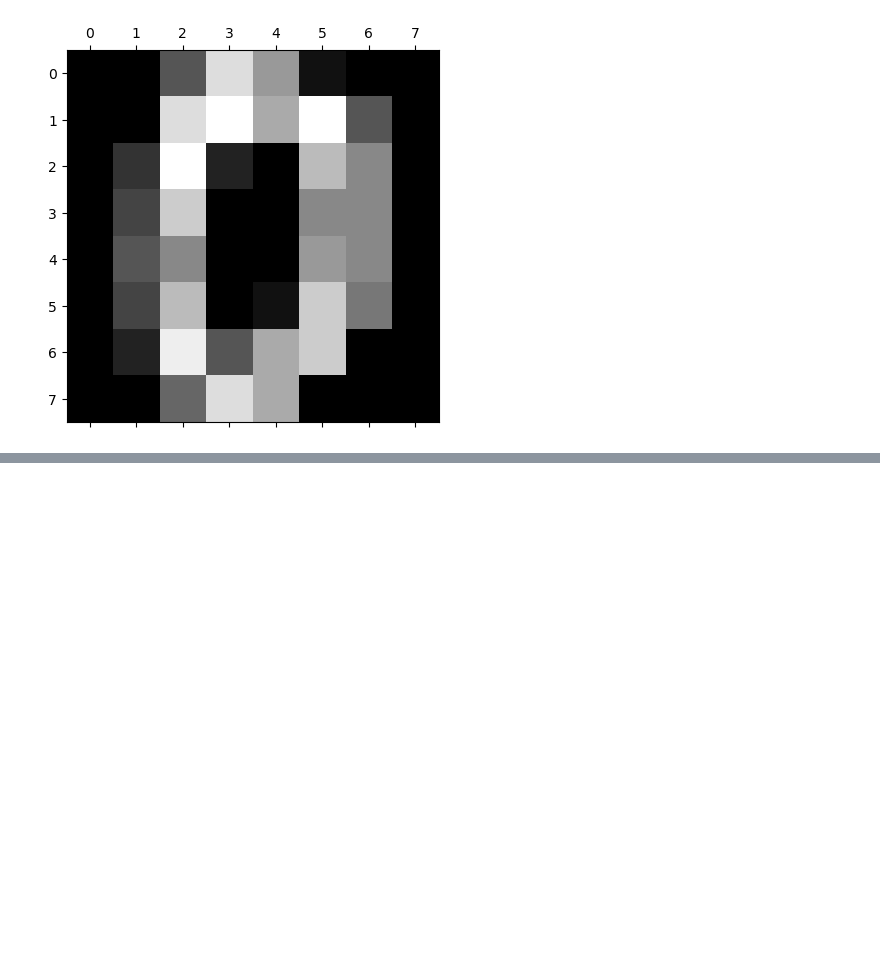
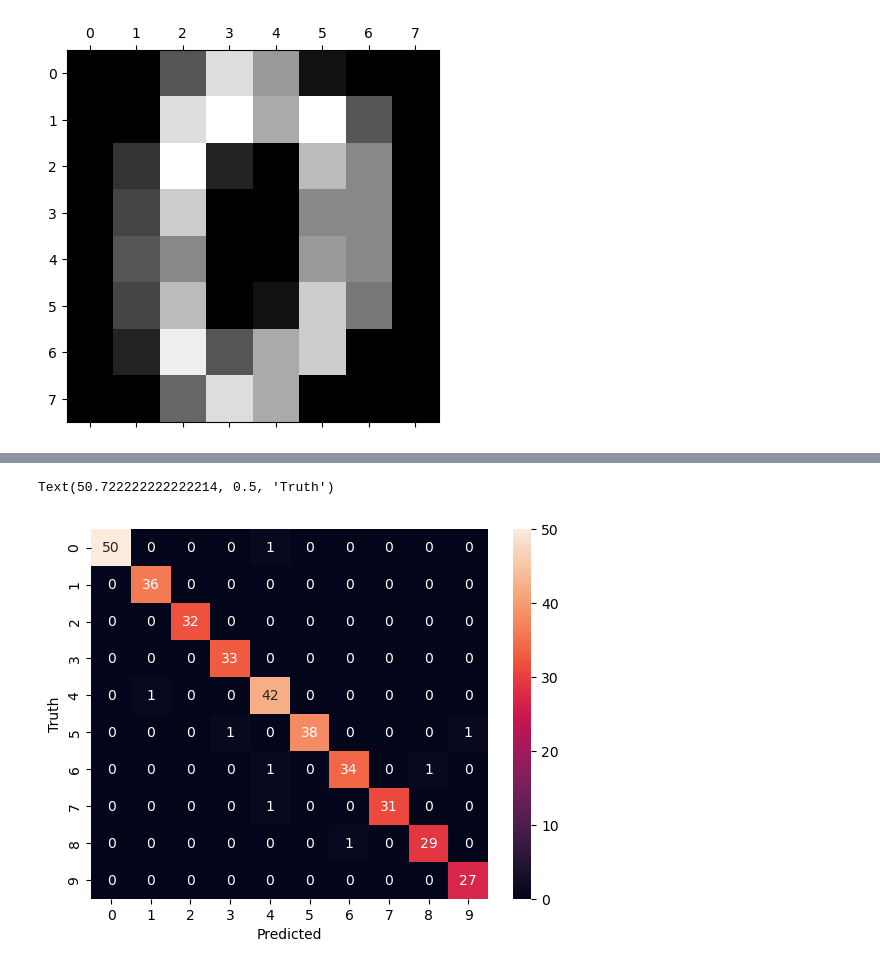
Before and after one commit to Di0g0PC/Machine-Learning-Algorithms--Tutorials, a Jupyter notebook: EX_LOGISTIC_REGRESSION/LR_multiclass_classification.ipynb, the cells around one changed output, grey strips where cells are left out. Drawn from its saved outputs; the diff is of its cells as text; code cells hidden in the pictures; blank space fills up the shorter version.

```diff
--- a/EX_LOGISTIC_REGRESSION/LR_multiclass_classification.ipynb
+++ b/EX_LOGISTIC_REGRESSION/LR_multiclass_classification.ipynb
@@ -22,4 +22,5 @@ Y = digits.target
 # %%
 Xtrain, Xtest, Ytrain, Ytest = train_test_split(X,Y,test_size=0.2)
 # %%
-digits.data
+from sklearn.linear_model import LogisticRegression
+model = LogisticRegression(max_iter=1000)
@@ -33,0 +27,2 @@ array([[ 0.,  0.,  5., ...,  0.,  0.,  0.],
+# %%
+model.fit(Xtrain, Ytrain)
@@ -33,0 +45,6 @@ array([[ 0.,  0.,  5., ...,  0.,  0.,  0.],
+# %%
+y_pred = model.predict(Xtest)
+# %%
+from sklearn.metrics import confusion_matrix
+
+cm = confusion_matrix(y_pred,Ytest)
@@ -33,0 +64,9 @@ array([[ 0.,  0.,  5., ...,  0.,  0.,  0.],
+# %%
+import seaborn as sn
+
+sn.heatmap(cm,annot=True)
+plt.xlabel('Predicted')
+plt.ylabel('Truth')
+# %% [output]
+Text(50.722222222222214, 0.5, 'Truth')
+[figure, added]
```
Also changed, not shown: parts of 7 cells of this notebook.
